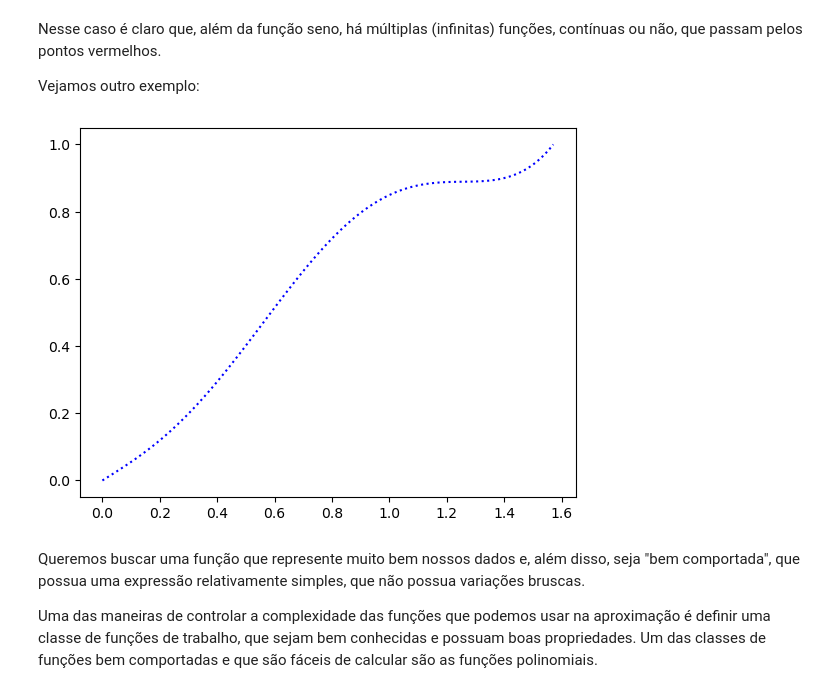
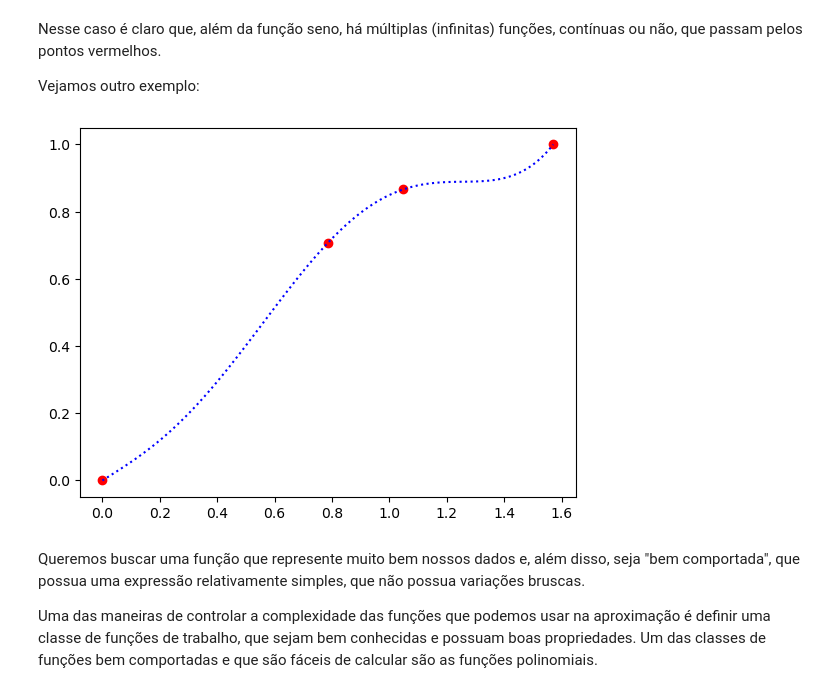
Before and after one commit to ifunb/mca, a Jupyter notebook: notas-de-aula/mca-interpol.ipynb, the cells around one changed output. Drawn from its saved outputs; the diff is of its cells as text; code cells hidden in the pictures.

```diff
--- a/notas-de-aula/mca-interpol.ipynb
+++ b/notas-de-aula/mca-interpol.ipynb
@@ -50,20 +52,20 @@ Vejamos outro exemplo:
 # %%
 from numpy import sin, cos, pi
 def f(x):
     π = pi
     num1 = sin(π/4)*cos(x - π/2)*cos(x + π/6)*cos(x)
     den1 = cos(π/4 - π/2)*cos(π/4 + π/6)*cos(π/4)
     num2 = sin(π/3)*cos(x - π/2)*cos(x + π/4)*cos(x)
     den2 = cos(π/3 - π/2)*cos(π/3 + π/4)*cos(π/3)
     num3 = sin(π/2)*x*(x - π/4)*(x - π/3)
     den3 = π/2*π/4*π/6
     return num1 / den1 + num2 / den2 + num3 / den3
 
-
+plt.scatter(angulos, np.sin(angulos), color='red', label='')
 plt.plot(x, f(x), linestyle='dotted', color = 'blue')
 plt.show()
 # %% [output]
-[figure, old version]
+[figure, new version]
 # %% [markdown]
 Queremos buscar uma função que represente muito bem nossos dados e, além disso, seja "bem comportada", que possua uma expressão relativamente simples, que não possua variações bruscas.
 
```
Also changed, not shown: parts of 14 cells of this notebook.
